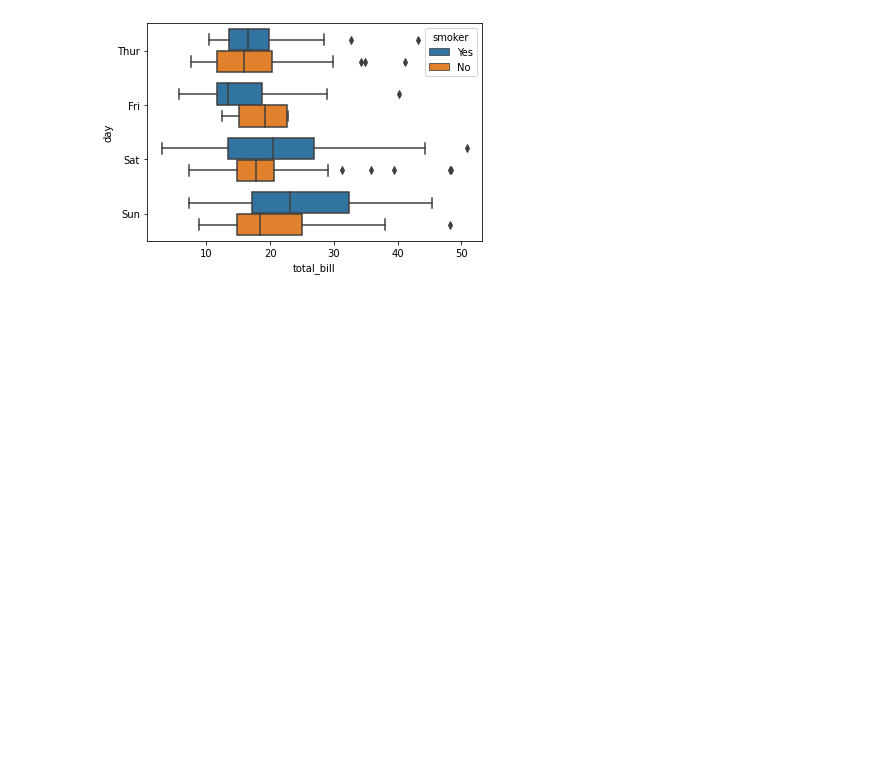
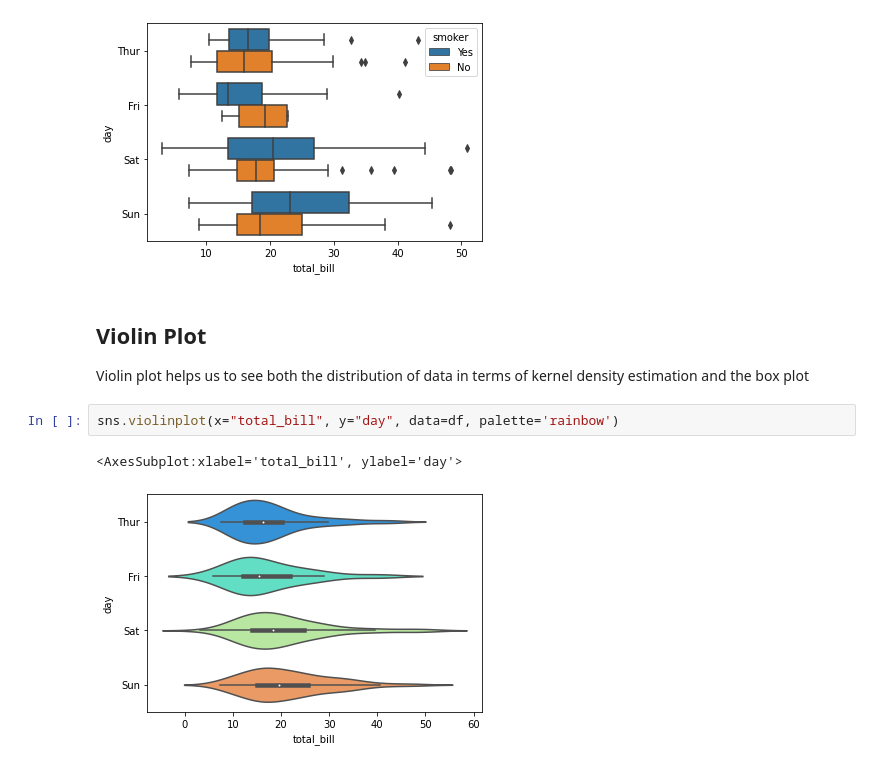
Before and after one commit to masrufjaman/python-basic, a Jupyter notebook: Seaborn - Countplot(), Violinplot(), Boxplot() Part2.ipynb, the cells around one changed output. Cells and saved outputs as stored; diff of their text form; blank space fills up the shorter version.

Commit message:
Violin Plot

```diff
--- a/Seaborn - Countplot(), Violinplot(), Boxplot() Part2.ipynb
+++ b/Seaborn - Countplot(), Violinplot(), Boxplot() Part2.ipynb
@@ -90,3 +90,11 @@ sns.boxplot(x="total_bill", y="day", hue="smoker", data=df)
 # %% [output]
 <AxesSubplot:xlabel='total_bill', ylabel='day'>
 [figure]
+# %% [markdown]
+## Violin Plot
+Violin plot helps us to see both the distribution of data in terms of kernel density estimation and the box plot
+# %%
+sns.violinplot(x="total_bill", y="day", data=df, palette='rainbow')
+# %% [output]
+<AxesSubplot:xlabel='total_bill', ylabel='day'>
+[figure, added]
```
